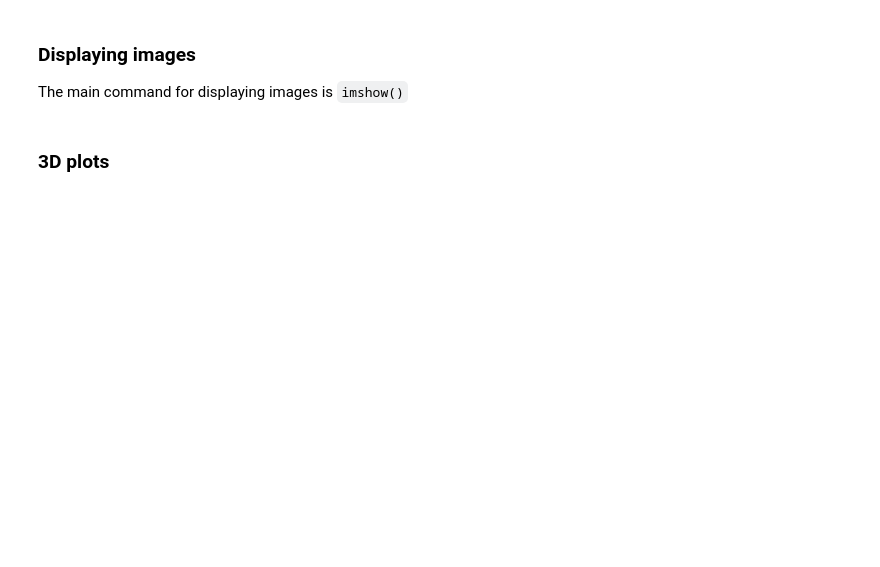
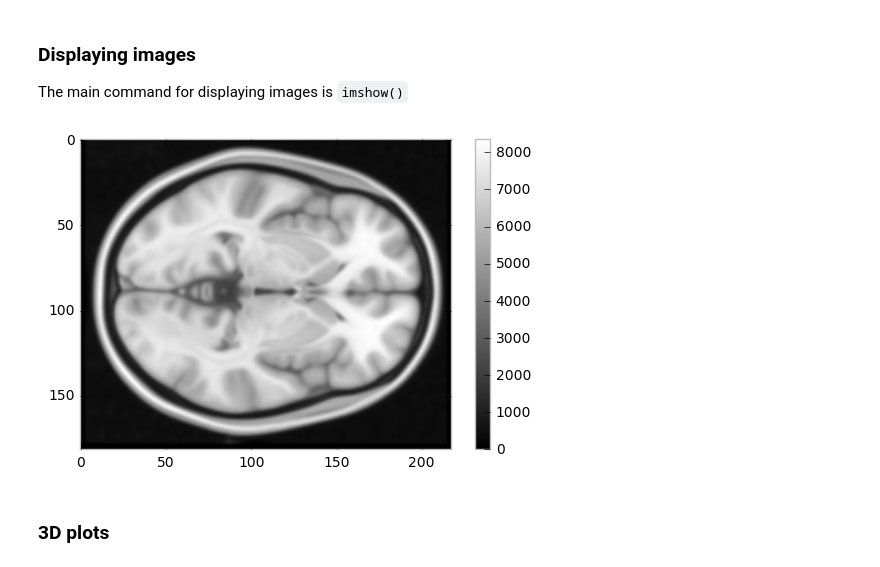
Before and after one commit to pauldmccarthy/win-pytreat, a Jupyter notebook: getting_started/06_plotting.ipynb, the cells around one changed output. Cells and saved outputs as stored; diff of their text form; code cells hidden in the pictures; blank space fills up the shorter version.

```diff
--- a/getting_started/06_plotting.ipynb
+++ b/getting_started/06_plotting.ipynb
@@ -130,10 +159,13 @@ The main command for displaying images is `imshow()`
 # %%
 import nibabel as nib
 import os.path as op
 nim = nib.load(op.expandvars('${FSLDIR}/data/standard/MNI152_T1_1mm.nii.gz'), mmap=False)
 imdat = nim.get_data().astype(float)
 plt.imshow(imdat[:,:,70], cmap=plt.cm.gray)
 plt.colorbar()
+plt.grid('off')
+# %% [output]
+[figure, added]
 # %% [markdown]
 <a class="anchor" id="3D-plots"></a>
 ### 3D plots
```
Also changed, not shown: parts of 13 cells of this notebook, 6 other files.
